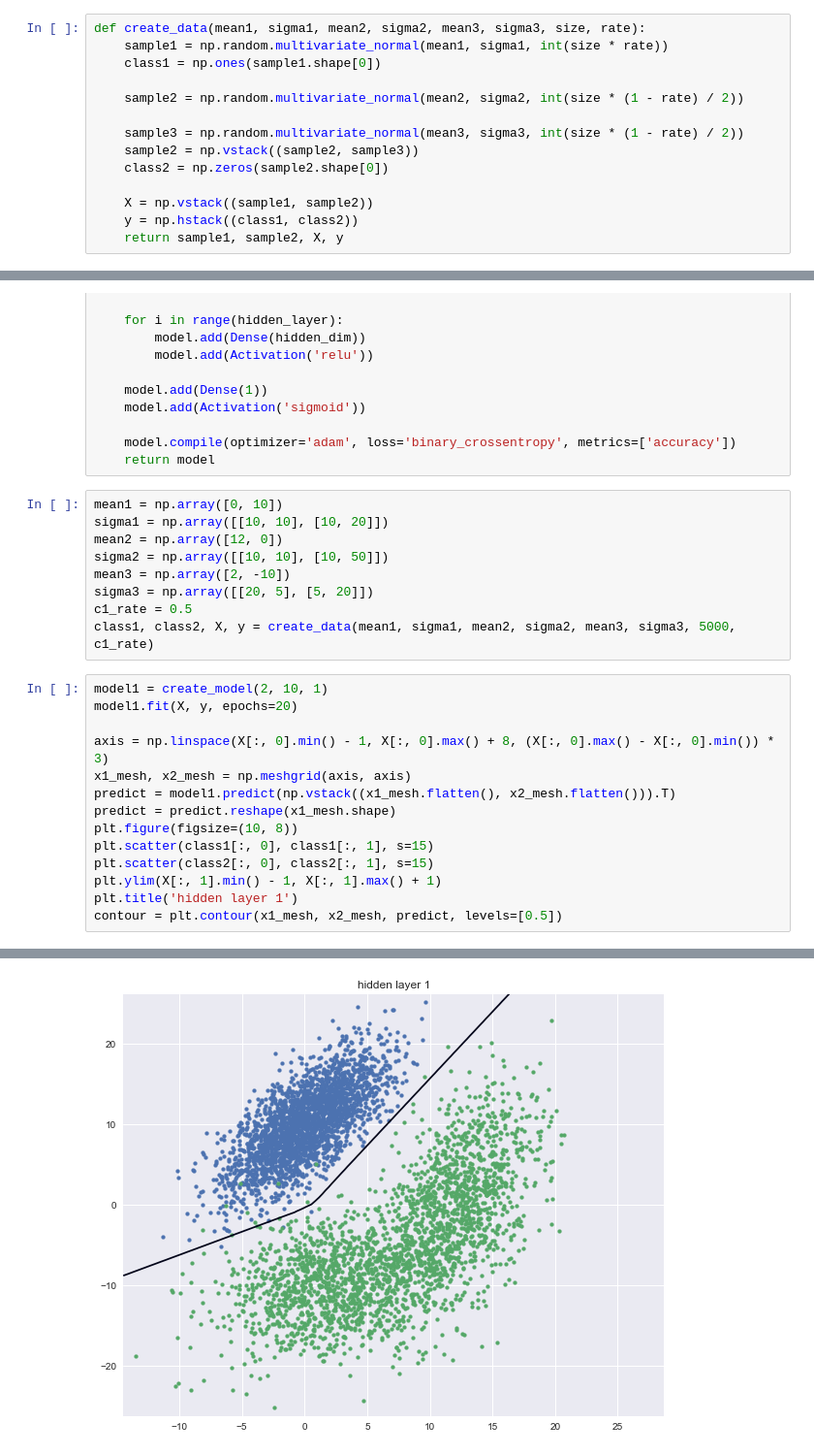
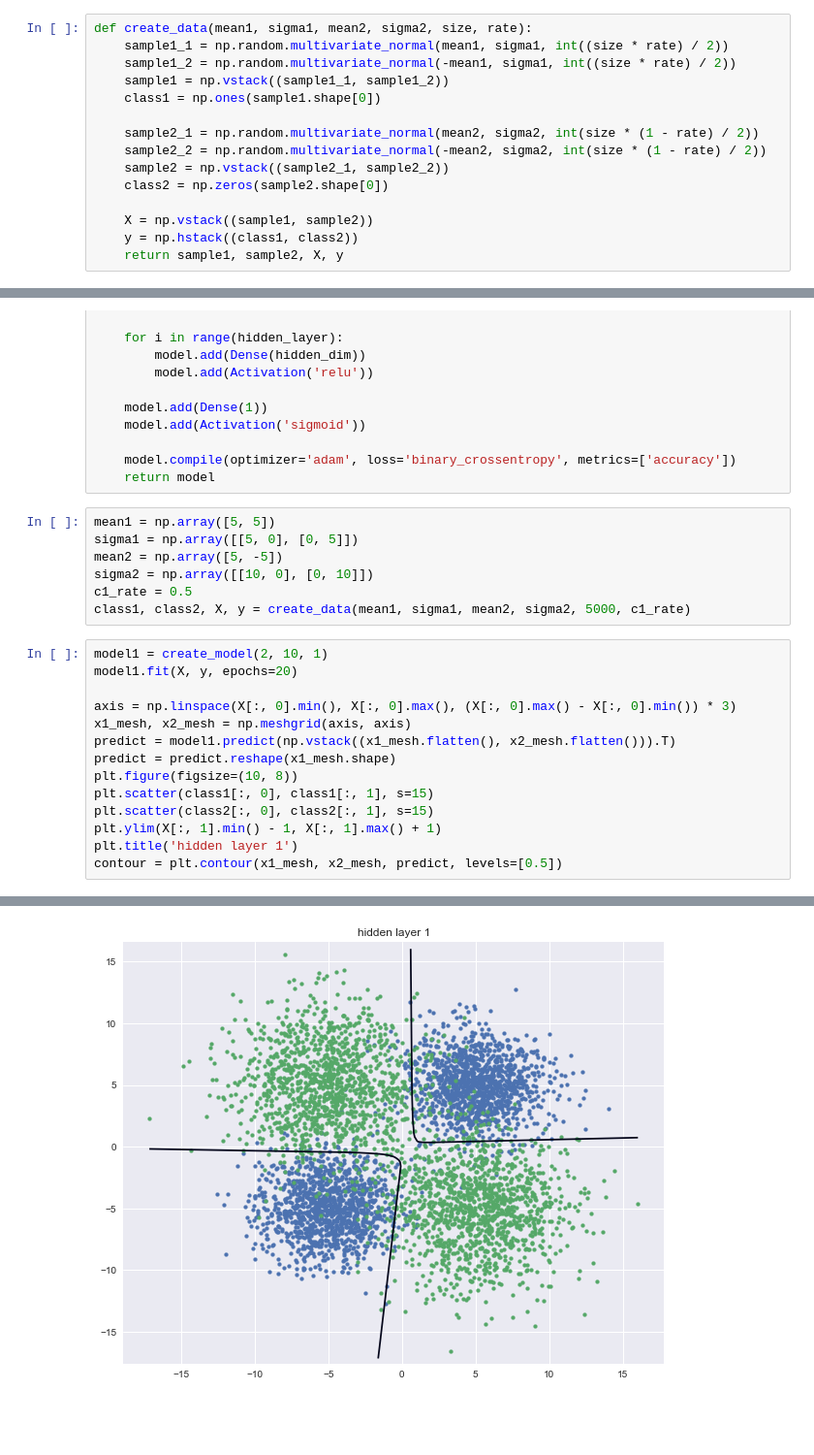
Before and after one commit to fukakeng/MlProgrammingStudy, a Jupyter notebook: hazipata/12_13_homework.ipynb, the cells around one changed output, grey strips where cells are left out. Shown: that part at 97% size. Drawn from its saved outputs; the diff is of its cells as text; blank space fills up the shorter version.

```diff
--- a/hazipata/12_13_homework.ipynb
+++ b/hazipata/12_13_homework.ipynb
@@ -6,14 +6,15 @@ from keras.models import Sequential
 from keras.layers import Dense, Activation
 sns.set()
 # %%
-def create_data(mean1, sigma1, mean2, sigma2, mean3, sigma3, size, rate):
-    sample1 = np.random.multivariate_normal(mean1, sigma1, int(size * rate))
+def create_data(mean1, sigma1, mean2, sigma2, size, rate):
+    sample1_1 = np.random.multivariate_normal(mean1, sigma1, int((size * rate) / 2))
+    sample1_2 = np.random.multivariate_normal(-mean1, sigma1, int((size * rate) / 2))
+    sample1 = np.vstack((sample1_1, sample1_2))
     class1 = np.ones(sample1.shape[0])
 
-    sample2 = np.random.multivariate_normal(mean2, sigma2, int(size * (1 - rate) / 2))
-
-    sample3 = np.random.multivariate_normal(mean3, sigma3, int(size * (1 - rate) / 2))
-    sample2 = np.vstack((sample2, sample3))
+    sample2_1 = np.random.multivariate_normal(mean2, sigma2, int(size * (1 - rate) / 2))
+    sample2_2 = np.random.multivariate_normal(-mean2, sigma2, int(size * (1 - rate) / 2))
+    sample2 = np.vstack((sample2_1, sample2_2))
     class2 = np.zeros(sample2.shape[0])
 
     X = np.vstack((sample1, sample2))
@@ -35,19 +36,17 @@ def create_model(input_dim, hidden_dim, hidden_layer):
     model.compile(optimizer='adam', loss='binary_crossentropy', metrics=['accuracy'])
     return model
 # %%
-mean1 = np.array([0, 10])
-sigma1 = np.array([[10, 10], [10, 20]])
-mean2 = np.array([12, 0])
-sigma2 = np.array([[10, 10], [10, 50]])
-mean3 = np.array([2, -10])
-sigma3 = np.array([[20, 5], [5, 20]])
+mean1 = np.array([5, 5])
+sigma1 = np.array([[5, 0], [0, 5]])
+mean2 = np.array([5, -5])
+sigma2 = np.array([[10, 0], [0, 10]])
 c1_rate = 0.5
-class1, class2, X, y = create_data(mean1, sigma1, mean2, sigma2, mean3, sigma3, 5000, c1_rate)
+class1, class2, X, y = create_data(mean1, sigma1, mean2, sigma2, 5000, c1_rate)
 # %%
 model1 = create_model(2, 10, 1)
 model1.fit(X, y, epochs=20)
 
-axis = np.linspace(X[:, 0].min() - 1, X[:, 0].max() + 8, (X[:, 0].max() - X[:, 0].min()) * 3)
+axis = np.linspace(X[:, 0].min(), X[:, 0].max(), (X[:, 0].max() - X[:, 0].min()) * 3)
 x1_mesh, x2_mesh = np.meshgrid(axis, axis)
 predict = model1.predict(np.vstack((x1_mesh.flatten(), x2_mesh.flatten())).T)
 predict = predict.reshape(x1_mesh.shape)
@@ -78,2 +77,2 @@ Epoch 20/20
-[figure, old version]
+[figure, new version]
 # %%
```
Also changed, not shown: parts of 2 cells of this notebook.
